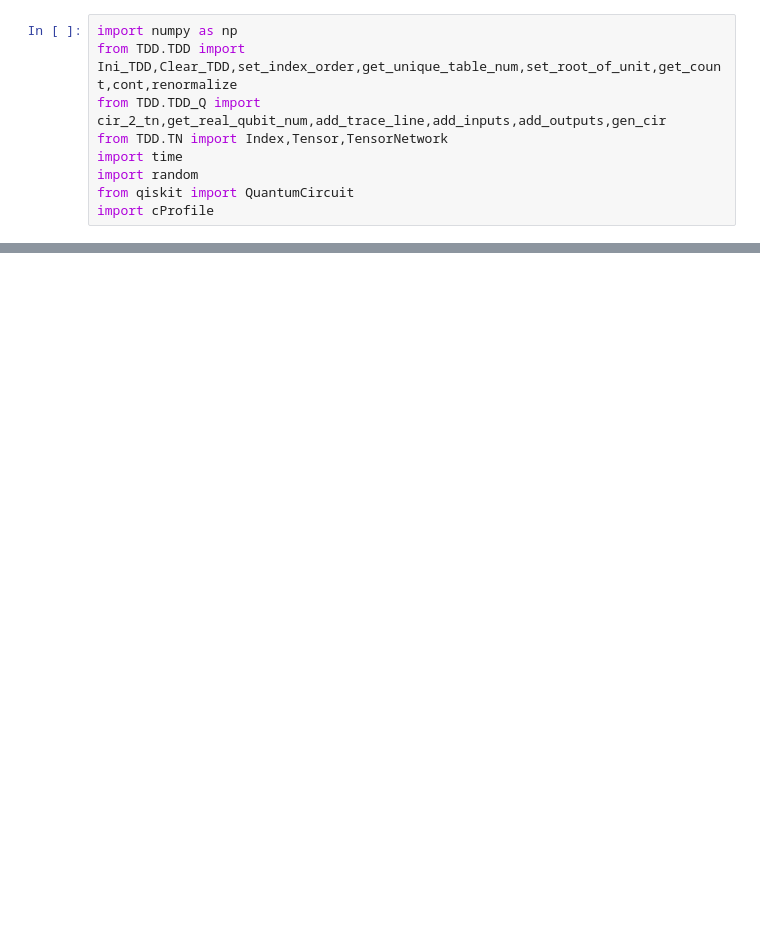
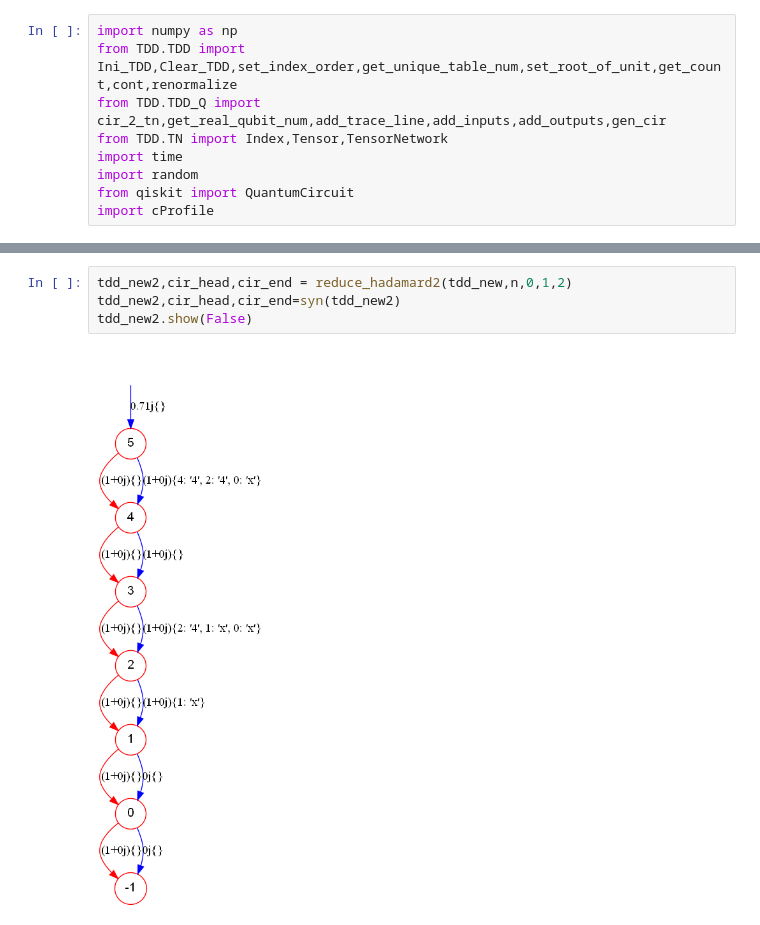
Before and after one commit to Veriqc/LimTDD, a Jupyter notebook: Test_Syn.ipynb, the cells around one changed output, grey strips where cells are left out. Saved outputs shown, nothing was run; the diff lists cells and outputs as text; blank space fills up the shorter version.

```diff
--- a/Test_Syn.ipynb
+++ b/Test_Syn.ipynb
@@ -325,0 +368,6 @@ tdd_new2.show(False)
+# %%
+tdd_new2,cir_head,cir_end = reduce_hadamard2(tdd_new,n,0,1,2)
+tdd_new2,cir_head,cir_end=syn(tdd_new2)
+tdd_new2.show(False)
+# %% [output]
+[figure, added]
```
Also changed, not shown: parts of 12 cells of this notebook, 6 other files.
